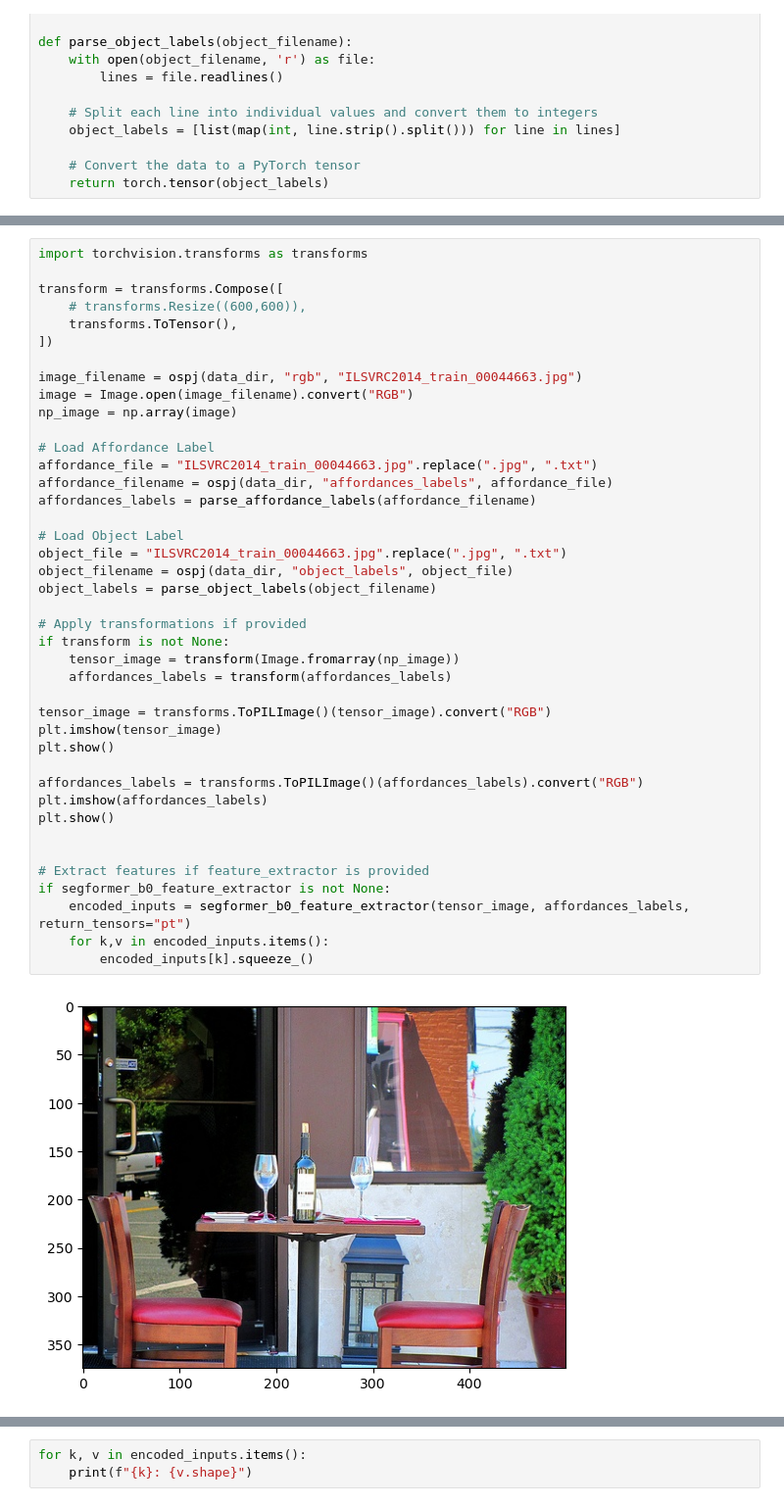
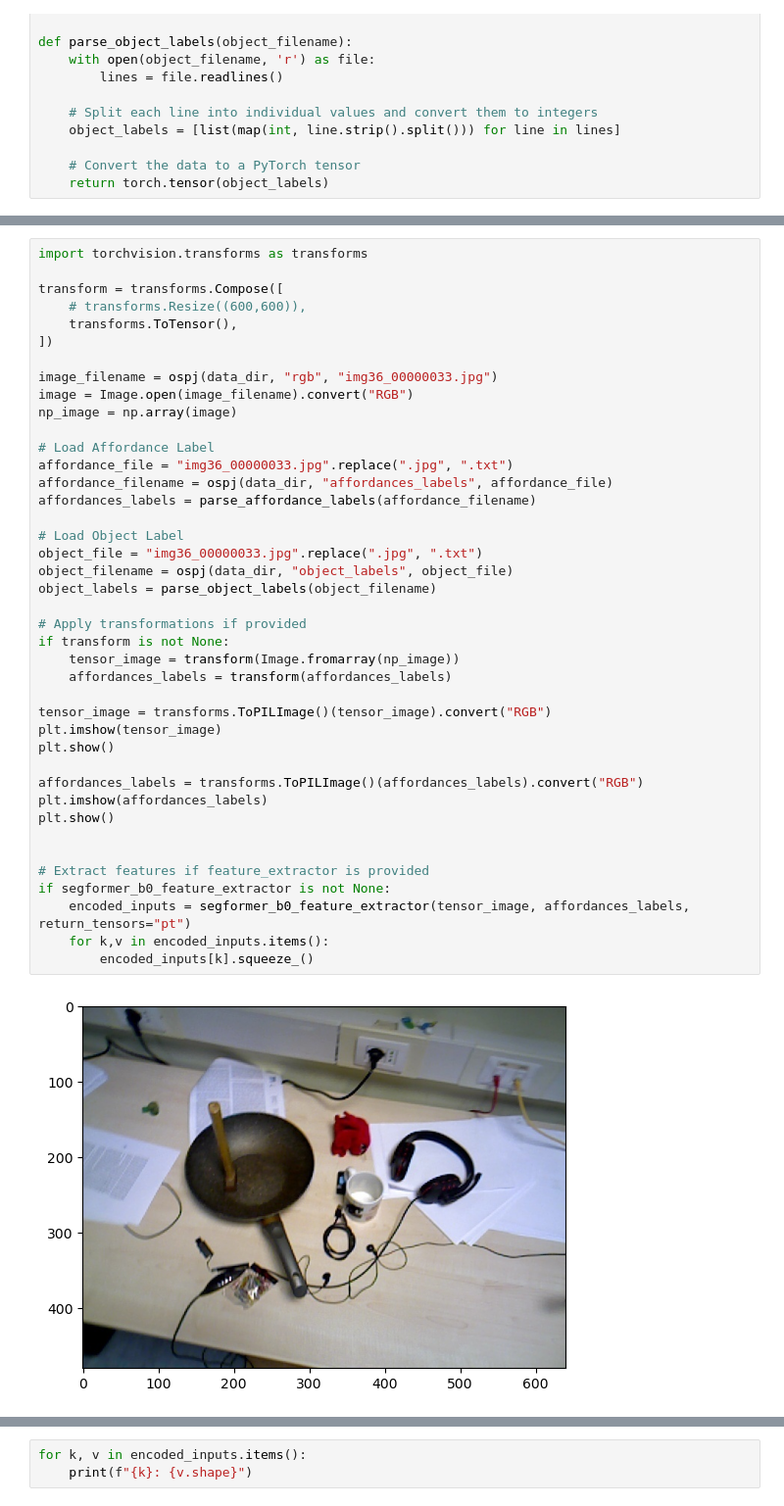
Before and after one commit to igunduz/hlcv-project, a Jupyter notebook: src/notebooks/training_script.ipynb, the cells around one changed output, grey strips where cells are left out. Shown at 98% size. Saved outputs shown, nothing was run; the diff lists cells and outputs as text.

Commit message:
Adding sources and images

```diff
--- a/src/notebooks/training_script.ipynb
+++ b/src/notebooks/training_script.ipynb
@@ -146,38 +150,38 @@ transform = transforms.Compose([
     transforms.ToTensor(),
 ])
 
-image_filename = ospj(data_dir, "rgb", "ILSVRC2014_train_00044663.jpg")
+image_filename = ospj(data_dir, "rgb", "img36_00000033.jpg")
 image = Image.open(image_filename).convert("RGB")
 np_image = np.array(image)
 
 # Load Affordance Label
-affordance_file = "ILSVRC2014_train_00044663.jpg".replace(".jpg", ".txt")
+affordance_file = "img36_00000033.jpg".replace(".jpg", ".txt")
 affordance_filename = ospj(data_dir, "affordances_labels", affordance_file)
 affordances_labels = parse_affordance_labels(affordance_filename)
 
 # Load Object Label
-object_file = "ILSVRC2014_train_00044663.jpg".replace(".jpg", ".txt")
+object_file = "img36_00000033.jpg".replace(".jpg", ".txt")
 object_filename = ospj(data_dir, "object_labels", object_file)
 object_labels = parse_object_labels(object_filename)
 
 # Apply transformations if provided
 if transform is not None:
     tensor_image = transform(Image.fromarray(np_image))
     affordances_labels = transform(affordances_labels)
 
 tensor_image = transforms.ToPILImage()(tensor_image).convert("RGB")
 plt.imshow(tensor_image)
 plt.show()
 
 affordances_labels = transforms.ToPILImage()(affordances_labels).convert("RGB")
 plt.imshow(affordances_labels)
 plt.show()
 
 
 # Extract features if feature_extractor is provided
 if segformer_b0_feature_extractor is not None:
     encoded_inputs = segformer_b0_feature_extractor(tensor_image, affordances_labels, return_tensors="pt")
     for k,v in encoded_inputs.items():
         encoded_inputs[k].squeeze_()
 # %% [output]
-[figure, old version]
+[figure, new version]
```
Also changed, not shown: parts of 2 cells of this notebook, 2 other files.
